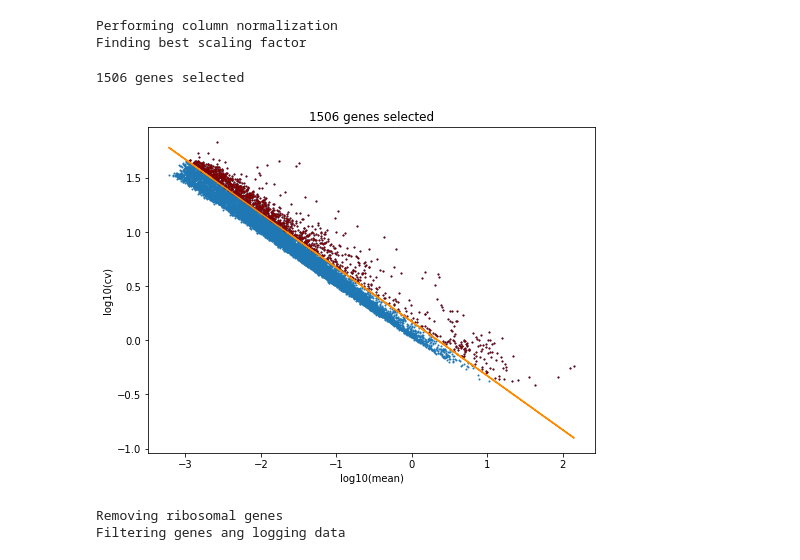
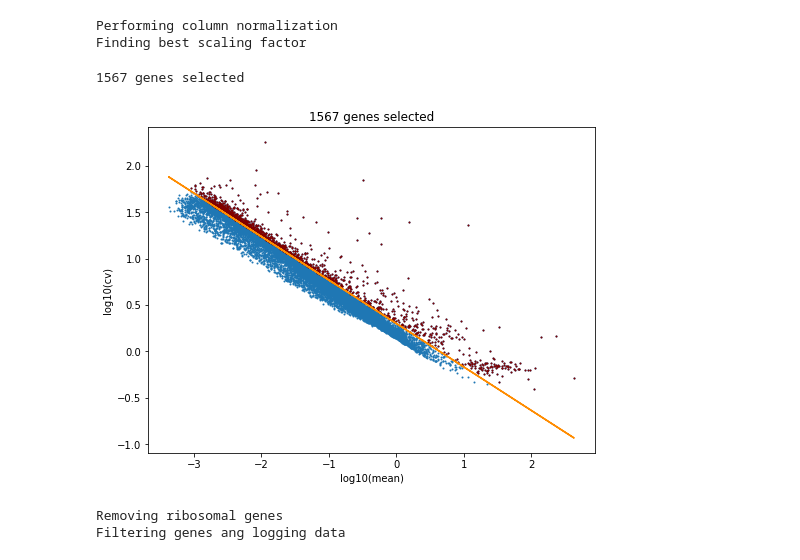
Before and after one commit to thomsonlab/popalign, a Jupyter notebook: examples/popalign.ipynb, the cells around one changed output. Drawn from its saved outputs; the diff is of its cells as text; code cells hidden in the pictures.

```diff
--- a/examples/popalign.ipynb
+++ b/examples/popalign.ipynb
@@ -30,16 +30,16 @@ pop = PA.load_samples(samples=mysamples,
 # %%
 # Load samples from one matrix file with metadata
 # (must include cell_barcode, sample_id columns)
-mymatrix = '../data/screen/PBMC-MULT-4/pbmcmult4cd3minus.mtx'
-mybarcodes = '../data/screen/PBMC-MULT-4/barcodes.tsv'
-mygenes = '../data/screen/PBMC-MULT-4/features.tsv'
-mymetadata = '../data/screen/PBMC-MULT-4/meta.csv'
+mymatrix = '../data/screen/PBMC-MULT-8/matrix.mtx'
+mybarcodes = '../data/screen/PBMC-MULT-8/barcodes.tsv'
+mygenes = '../data/screen/PBMC-MULT-8/features.csv'
+mymetadata = '../data/screen/PBMC-MULT-8/updated_meta.csv'
 
 pop = PA.load_multiplexed(matrix=mymatrix,
                      barcodes=mybarcodes,
                      metafile=mymetadata,
                      genes=mygenes,
-                     outputfolder='output_multiplexed_test',
+                     outputfolder='output_multiplexed_pbmc8_nocd3',
                      only=[], # list of sample names to only load the specified samples
-                     col=None, # either None or a column name from the meta data
-                     value=None) # if col != None, specify value in column to filter samples
+                     col='CD3', # either None or a column name from the meta data
+                     value=0) # if col != None, specify value in column to filter samples
@@ -61,14 +81,14 @@ Finding best scaling factor
 # %%
 # Plot genes (log cv ~ log cv) and filtering line --use multiple times to find best offset (usually between .7 and 1.5)
 '''
 Parameters
 ----------
 offset: Value (its log) will be added to the intercept of the linear fit to filter genes
 '''
-PA.plot_gene_filter(pop, offset=1.22)
+PA.plot_gene_filter(pop, offset=1.2)
 # %% [output]
-1506 genes selected
+1567 genes selected
-[figure, old version]
+[figure, new version]
 # %%
 # Gene filter the data with the last offset value used in the previous step
 '''
```
Also changed, not shown: parts of 6 cells of this notebook, 1 other file.
